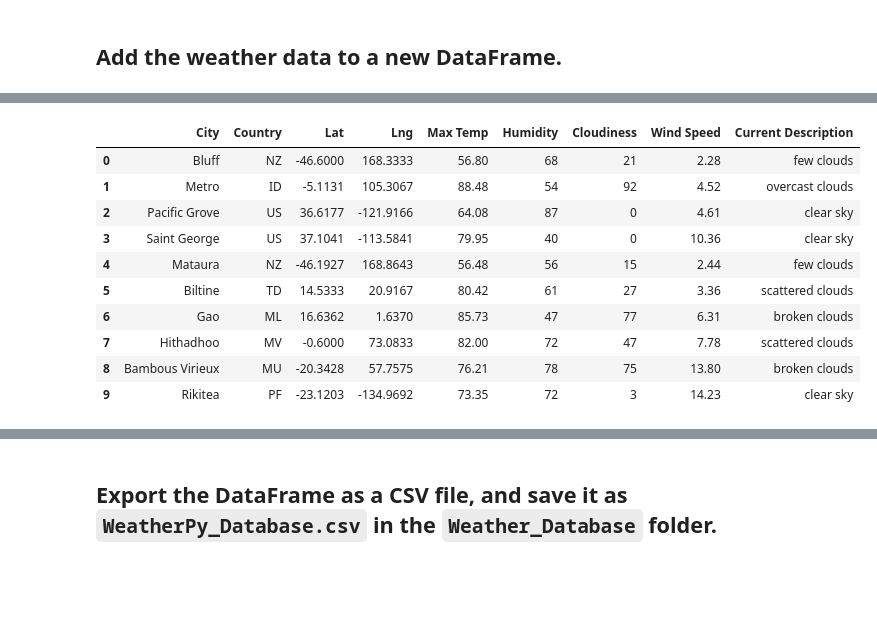
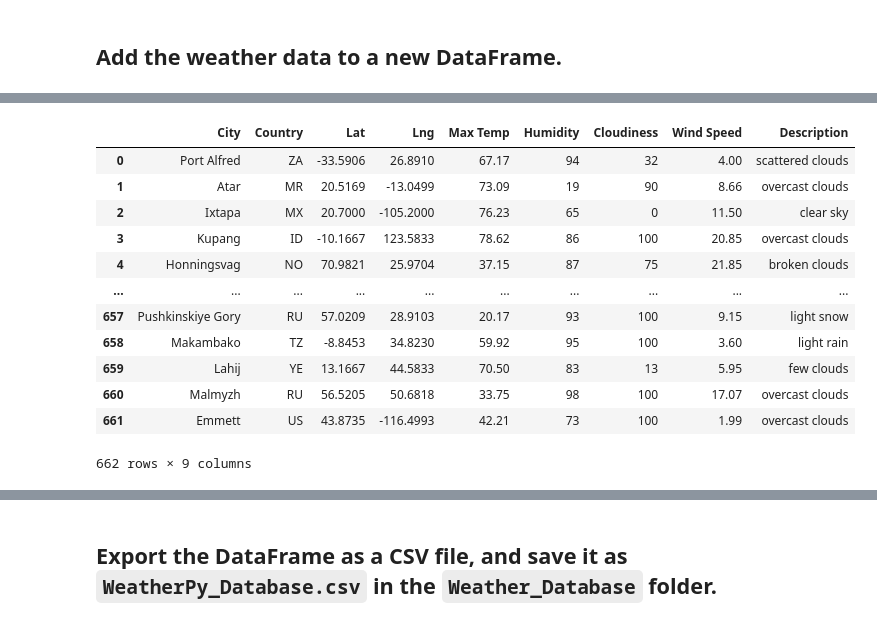
Before and after one commit to bibicortesb/World_Weather_Analysis, a Jupyter notebook: Weather_Database/Weather_Database.ipynb, the cells around one changed output, grey strips where cells are left out. Drawn from its saved outputs; the diff is of its cells as text; code cells hidden in the pictures; blank space fills up the shorter version.

```diff
--- a/Weather_Database/Weather_Database.ipynb
+++ b/Weather_Database/Weather_Database.ipynb
@@ -52,17 +53,17 @@ coordinates = # YOUR CODE HERE
 ## Use the `citipy` module to get the nearest city for each latitude and longitude combination.
 # %%
 # Create an empty list for holding the cities
-# YOUR CODE HERE
+cities = []
 
 # Use a for loop to identify nearest city for each latitude and longitude combination using the citipy module
 for coordinate in coordinates:
     # Use the citipy module to identify the nearest city to the current coordinate
-    city = # YOUR CODE HERE
+    city = citipy.nearest_city(coordinate[0], coordinate[1]).city_name
 
     # If the city is unique, then add it to a our cities list
     if city not in cities:
-        # YOUR CODE HERE
+        cities.append(city)
 
 # Print the city count to confirm sufficient count
-# YOUR CODE HERE
+len(cities)
 # %% [output]
@@ -83,4 +84,5 @@ from datetime import datetime
 from config import weather_api_key
 # %%
 # Assemble the OpenWeatherMap's API call
-url = # YOUR CODE HERE
+url = "http://api.openweathermap.org/data/2.5/weather?units=Imperial&APPID=" + weather_api_key
+print(url)
@@ -127,10 +131,25 @@ for i, city in enumerate(cities):
     try:
         city_weather = requests.get(city_url).json()
         # Parse out the latitude, longitude, max temp, humidity, cloudiness, wind, country, and weather description
-        # YOUR CODE HERE
+        city_lat = city_weather["coord"]["lat"]
+        city_lng = city_weather["coord"]["lon"]
+        city_max_temp = city_weather["main"]["temp_max"]
+        city_humidity = city_weather["main"]["humidity"]
+        city_clouds = city_weather["clouds"]["all"]
+        city_wind = city_weather["wind"]["speed"]
+        city_country = city_weather["sys"]["country"]
+        city_description = city_weather["weather"][0]["description"]
 
         # Append the city information into the city_data list
-        # YOUR CODE HERE
+        city_data.append({"City": city.title(),
+                         "Lat": city_lat,
+                         "Lng": city_lng,
+                         "Max Temp": city_max_temp,
+                         "Humidity": city_humidity,
+                         "Cloudiness": city_clouds,
+                         "Wind Speed": city_wind,
+                         "Country": city_country,
+                         "Description": city_description})
 
     # If an error is experienced, skip the city
     except:
@@ -168,7 +187,7 @@ len(city_data)
 ## Add the weather data to a new DataFrame.
 # %%
 # Use the city_data list to create a new pandas DataFrame.
-city_data_df = # YOUR CODE HERE
+city_data_df = pd.DataFrame(city_data)
 # %%
 # Display sample data
 city_data_df.head(10)
@@ -193,25 +212,28 @@ Index(['City', 'Lat', 'Lng', 'Max Temp', 'Current Description', 'Humidity',
       dtype='object')
 # %%
 # Create a list to reorder the column names as follows:
+
 # "City", "Country", "Lat", "Lng", "Max Temp", "Humidity",  "Cloudiness", "Wind Speed",  "Current Description"
-# YOUR CODE HERE
+new_column_order = ["City", "Country", "Lat", "Lng", "Max Temp", "Humidity", "Cloudiness", "Wind Speed", "Description"]
 
 # Recreate the DataFrame by using the new column order
-# YOUR CODE HERE
+city_data_df = city_data_df[new_column_order]
 
 # Display sample data
-# YOUR CODE HERE
+city_data_df
 # %% [output]
-|  | City | Country | Lat | Lng | Max Temp | Humidity | Cloudiness | Wind Speed | Current Description |
-| 0 | Bluff | NZ | -46.6000 | 168.3333 | 56.80 | 68 | 21 | 2.28 | few clouds |
-| 1 | Metro | ID | -5.1131 | 105.3067 | 88.48 | 54 | 92 | 4.52 | overcast clouds |
-| 2 | Pacific Grove | US | 36.6177 | -121.9166 | 64.08 | 87 | 0 | 4.61 | clear sky |
-| 3 | Saint George | US | 37.1041 | -113.5841 | 79.95 | 40 | 0 | 10.36 | clear sky |
-| 4 | Mataura | NZ | -46.1927 | 168.8643 | 56.48 | 56 | 15 | 2.44 | few clouds |
-| 5 | Biltine | TD | 14.5333 | 20.9167 | 80.42 | 61 | 27 | 3.36 | scattered clouds |
-| 6 | Gao | ML | 16.6362 | 1.6370 | 85.73 | 47 | 77 | 6.31 | broken clouds |
-| 7 | Hithadhoo | MV | -0.6000 | 73.0833 | 82.00 | 72 | 47 | 7.78 | scattered clouds |
-| 8 | Bambous Virieux | MU | -20.3428 | 57.7575 | 76.21 | 78 | 75 | 13.80 | broken clouds |
-| 9 | Rikitea | PF | -23.1203 | -134.9692 | 73.35 | 72 | 3 | 14.23 | clear sky |
+|  | City | Country | Lat | Lng | Max Temp | Humidity | Cloudiness | Wind Speed | Description |
+| 0 | Port Alfred | ZA | -33.5906 | 26.8910 | 67.17 | 94 | 32 | 4.00 | scattered clouds |
+| 1 | Atar | MR | 20.5169 | -13.0499 | 73.09 | 19 | 90 | 8.66 | overcast clouds |
+| 2 | Ixtapa | MX | 20.7000 | -105.2000 | 76.23 | 65 | 0 | 11.50 | clear sky |
+| 3 | Kupang | ID | -10.1667 | 123.5833 | 78.62 | 86 | 100 | 20.85 | overcast clouds |
+| 4 | Honningsvag | NO | 70.9821 | 25.9704 | 37.15 | 87 | 75 | 21.85 | broken clouds |
+| ... | ... | ... | ... | ... | ... | ... | ... | ... | ... |
+| 657 | Pushkinskiye Gory | RU | 57.0209 | 28.9103 | 20.17 | 93 | 100 | 9.15 | light snow |
+| 658 | Makambako | TZ | -8.8453 | 34.8230 | 59.92 | 95 | 100 | 3.60 | light rain |
+| 659 | Lahij | YE | 13.1667 | 44.5833 | 70.50 | 83 | 13 | 5.95 | few clouds |
+| 660 | Malmyzh | RU | 56.5205 | 50.6818 | 33.75 | 98 | 100 | 17.07 | overcast clouds |
+| 661 | Emmett | US | 43.8735 | -116.4993 | 42.21 | 73 | 100 | 1.99 | overcast clouds |
+662 rows × 9 columns
 # %%
 # Display the data types of each column by using the dtypes Pandas function
```
Also changed, not shown: parts of 11 cells of this notebook, 8 other files.
